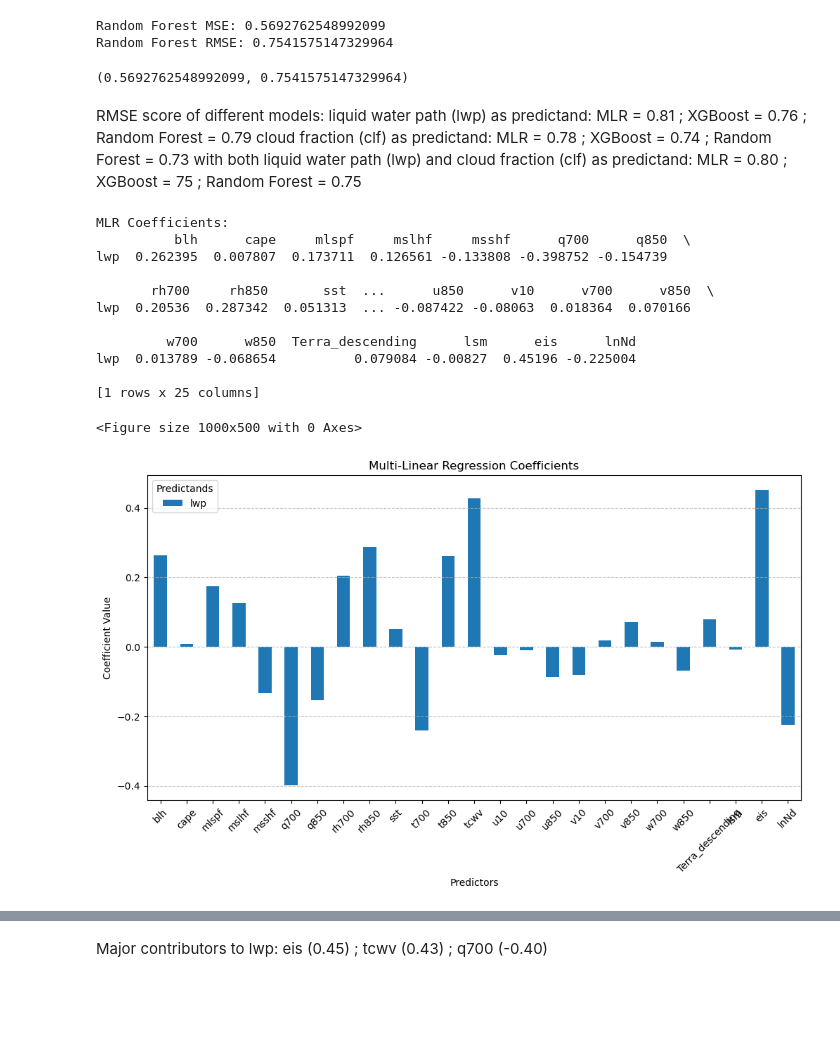
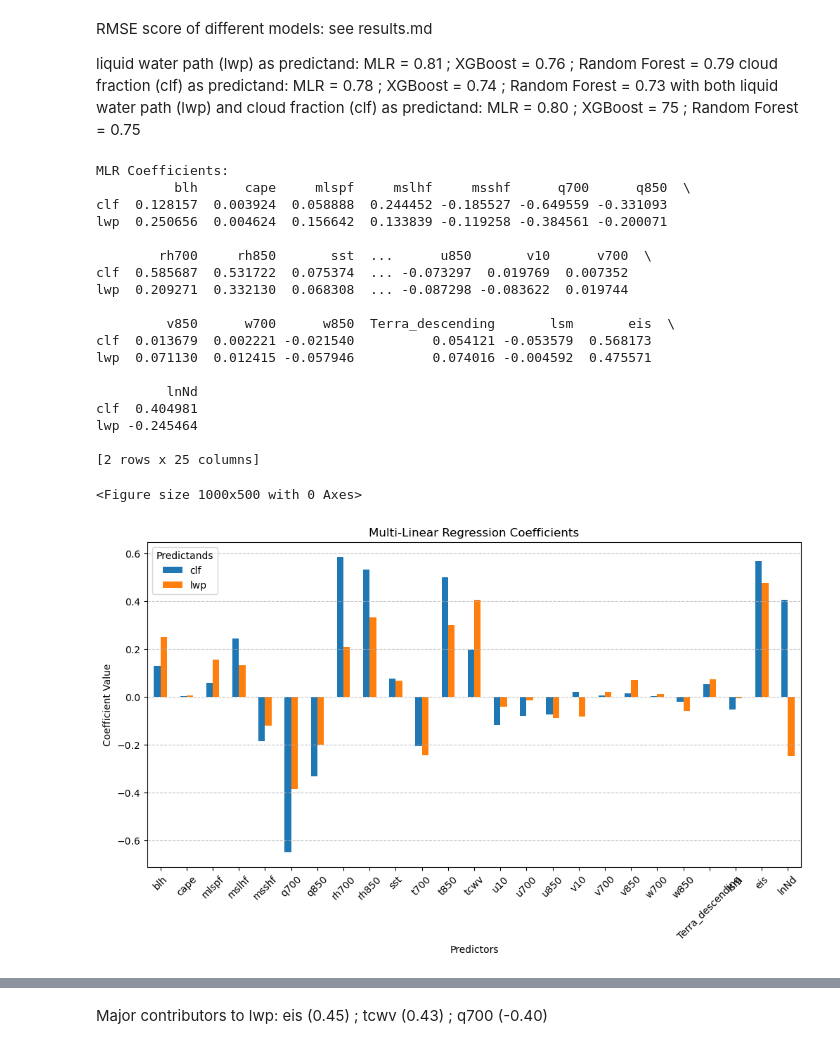
Before and after one commit to satvik007vk/Calisma_LR, a Jupyter notebook: train_evaluate_analyses.ipynb, the cells around one changed output, grey strips where cells are left out. Drawn from its saved outputs; the diff is of its cells as text; code cells hidden in the pictures; blank space fills up the shorter version.

```diff
--- a/train_evaluate_analyses.ipynb
+++ b/train_evaluate_analyses.ipynb
@@ -34,13 +37,12 @@ XGboost RMSE: 0.744254151768184
 # %%
-random_forest = train_rf(X_train, y_train)
-#train
-evaluate_model(random_forest, X_test, y_test, "Random Forest")
+# random_forest = train_rf(X_train, y_train)
+# #train
+# evaluate_model(random_forest, X_test, y_test, "Random Forest")
-# %% [output]
-Random Forest MSE: 0.5692762548992099
-Random Forest RMSE: 0.7541575147329964
-(0.5692762548992099, 0.7541575147329964)
 # %% [markdown]
-RMSE score of different models: </br></br>
+RMSE score of different models: see results.md
+
+
+</br></br>
 liquid water path (lwp) as predictand:
 MLR = 0.81 ;
 XGBoost = 0.76 ;
@@ -58,19 +60,36 @@ Random Forest = 0.75
 # %%
 #Getting MLR coefficients
 mlr_coefficients = get_mlr_coefficients(mlr_model, predictors, predictands)
 #plotting
 plot_coefficients(mlr_coefficients)
+
+
+coefficients_table = mlr_coefficients.style.set_properties(**{'background-color': 'white',
+                                                    'color': 'black',
+                                                    'border-color': 'black',
+                                                    'border-style': 'solid',
+                                                    'border-width': '1px'})
+
+# Displaying the styled DataFrame
+coefficients_table
 # %% [output]
 MLR Coefficients:
           blh      cape     mlspf     mslhf     msshf      q700      q850  \
-lwp  0.262395  0.007807  0.173711  0.126561 -0.133808 -0.398752 -0.154739
+clf  0.128157  0.003924  0.058888  0.244452 -0.185527 -0.649559 -0.331093
+lwp  0.250656  0.004624  0.156642  0.133839 -0.119258 -0.384561 -0.200071
 
-       rh700     rh850       sst  ...      u850      v10      v700      v850  \
-lwp  0.20536  0.287342  0.051313  ... -0.087422 -0.08063  0.018364  0.070166
+        rh700     rh850       sst  ...      u850       v10      v700  \
+clf  0.585687  0.531722  0.075374  ... -0.073297  0.019769  0.007352
+lwp  0.209271  0.332130  0.068308  ... -0.087298 -0.083622  0.019744
 
-         w700      w850  Terra_descending      lsm      eis      lnNd
-lwp  0.013789 -0.068654          0.079084 -0.00827  0.45196 -0.225004
+         v850      w700      w850  Terra_descending       lsm       eis  \
+clf  0.013679  0.002221 -0.021540          0.054121 -0.053579  0.568173
+lwp  0.071130  0.012415 -0.057946          0.074016 -0.004592  0.475571
 
-[1 rows x 25 columns]
+         lnNd
+clf  0.404981
+lwp -0.245464
+
+[2 rows x 25 columns]
 <Figure size 1000x500 with 0 Axes>
-[figure, old version]
+[figure, new version]
```
Also changed, not shown: parts of 6 cells of this notebook.
